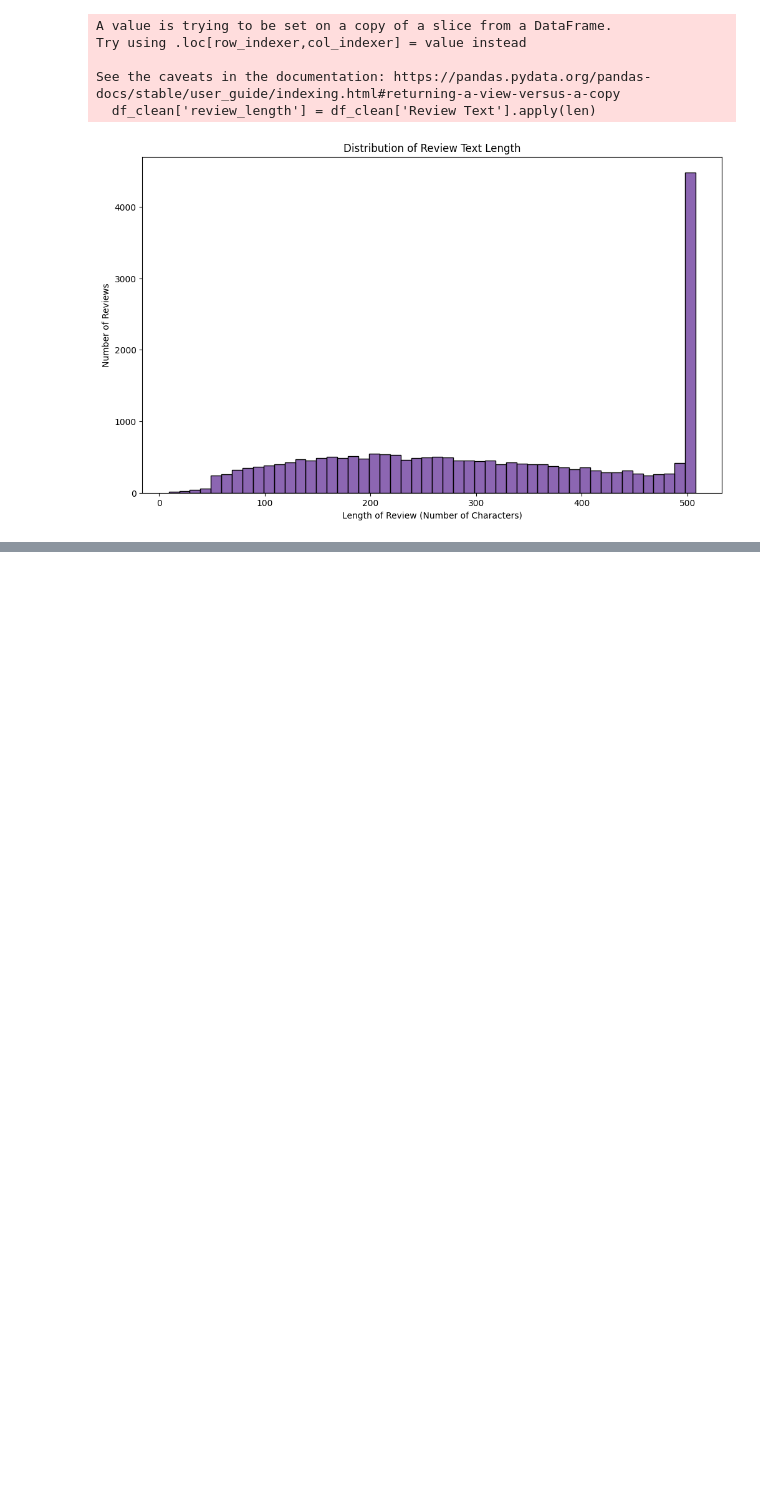
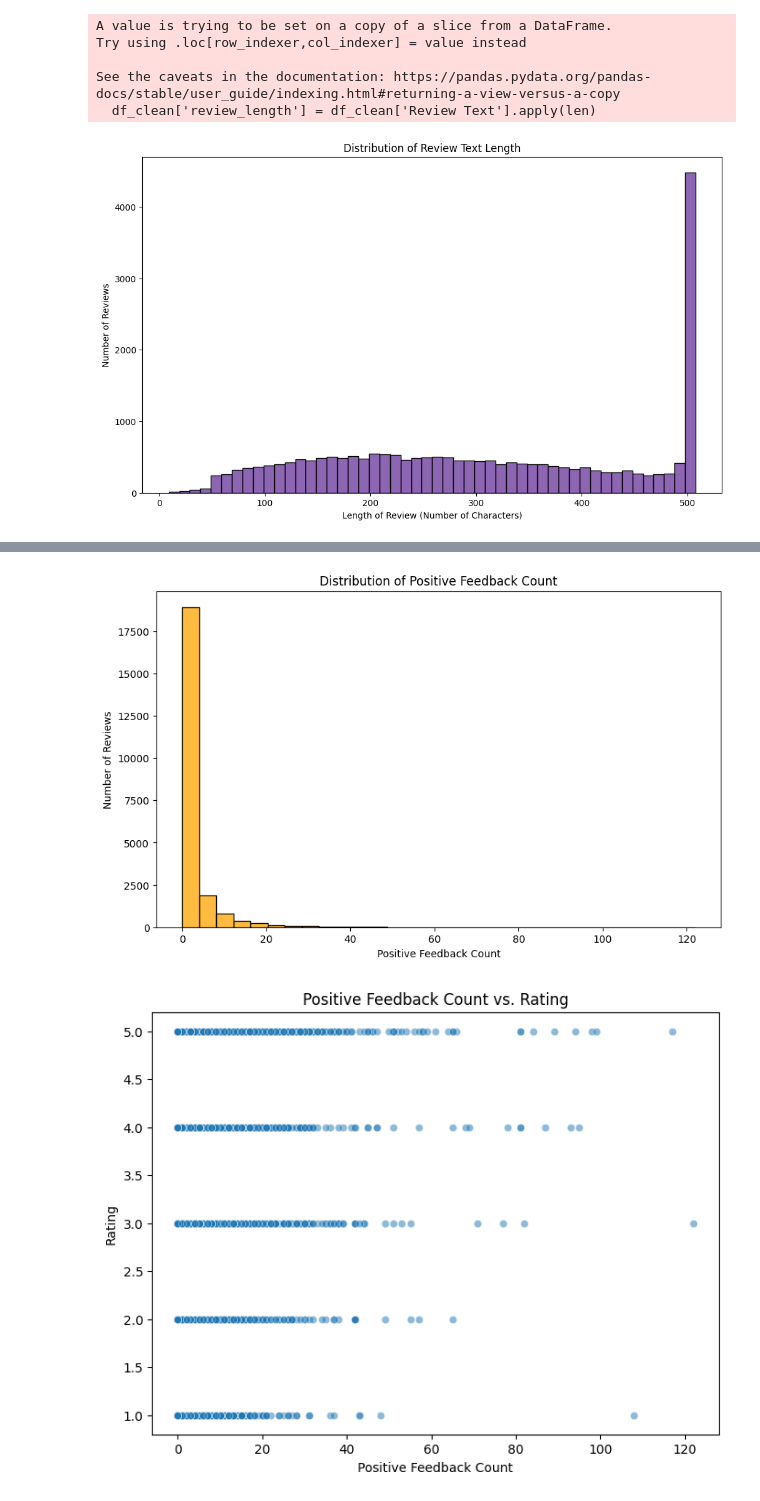
Before and after one commit to huzaifa776/Customer-Sentiment-Analysis---Topic-Modelling, a Jupyter notebook: EDA.ipynb, the cells around one changed output, grey strips where cells are left out. Drawn from its saved outputs; the diff is of its cells as text; code cells hidden in the pictures; blank space fills up the shorter version.

```diff
--- a/EDA.ipynb
+++ b/EDA.ipynb
@@ -168,0 +222,18 @@ plt.show()
+# %%
+# Helpful Votes Analysis
+plt.figure(figsize=(10, 6))
+sns.histplot(df_clean['Positive Feedback Count'], bins=30, color='orange')
+plt.title('Distribution of Positive Feedback Count')
+plt.xlabel('Positive Feedback Count')
+plt.ylabel('Number of Reviews')
+plt.show()
+
+plt.figure(figsize=(8, 6))
+sns.scatterplot(x='Positive Feedback Count', y='Rating', data=df_clean, alpha=0.5)
+plt.title('Positive Feedback Count vs. Rating')
+plt.xlabel('Positive Feedback Count')
+plt.ylabel('Rating')
+plt.show()
+# %% [output]
+[figure, added]
+[figure, added]
```
Also changed, not shown: parts of 6 cells of this notebook, 1 other file.
